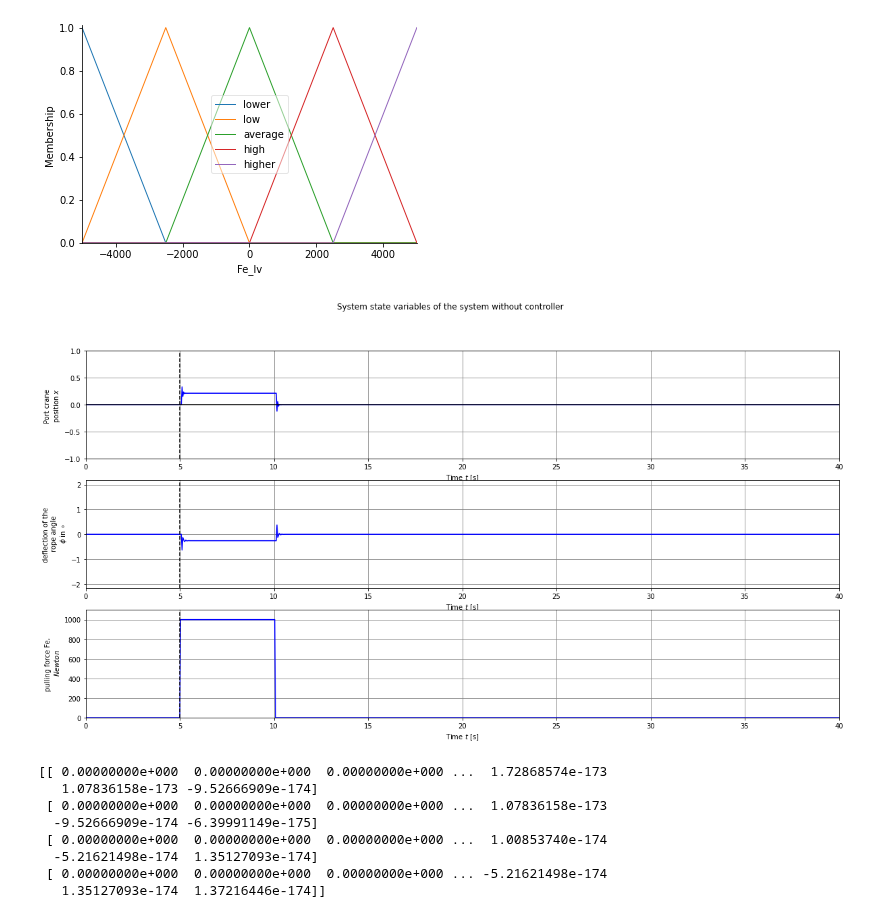
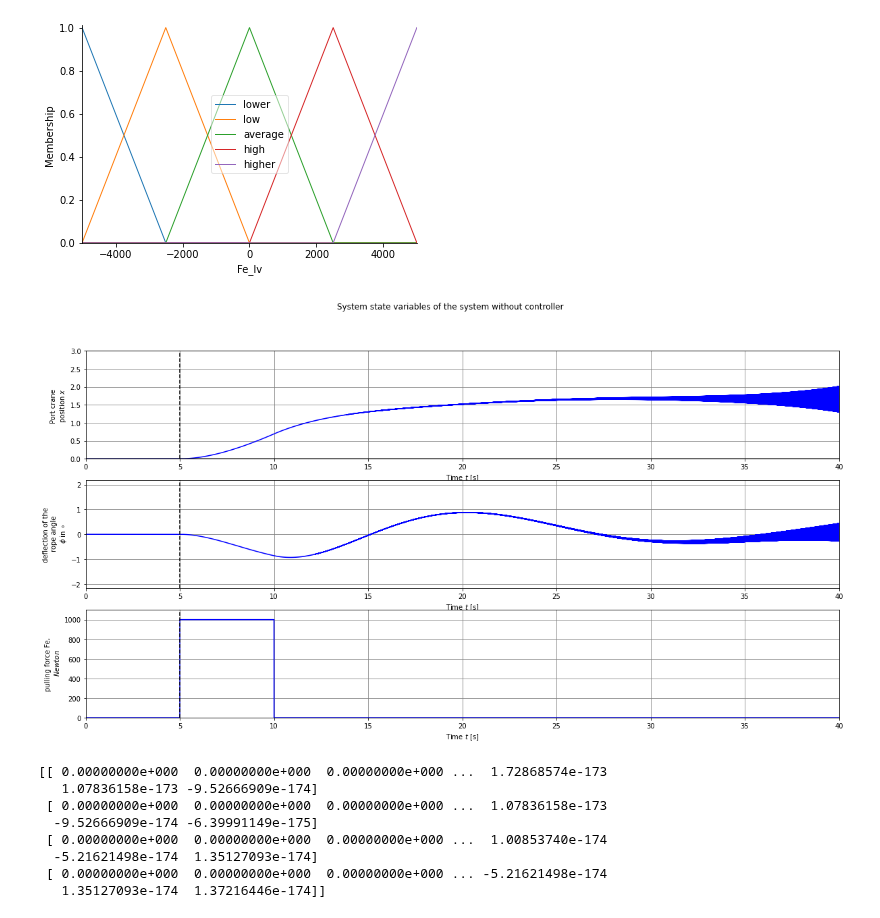
Before and after one commit to dvogureckiy99/Fuzzy, a Jupyter notebook: lab3.ipynb, the cells around one changed output. Drawn from its saved outputs; the diff is of its cells as text; code cells hidden in the pictures.

```diff
--- a/lab3.ipynb
+++ b/lab3.ipynb
@@ -276,9 +276,9 @@ x_zad=250 # in m
 
 # Define the time and input vectors
 time_start_force=5
-T_N=1000+1 #points for simulation
+T_N=int(1e5+1) #points for simulation
 time_interval_stop = 40 # length of time interval in sec
-T = np.linspace(0, time_interval_stop, T_N)
+T = np.linspace(0, time_interval_stop, (T_N))
 dt= time_interval_stop/(T_N-1) # time step
 N_time_start_force = math.ceil((time_start_force/time_interval_stop)*(T_N))
 Fe_en=np.concatenate( ( np.zeros(N_time_start_force),
@@ -342,68 +342,42 @@ sys_sim = ctrl.ControlSystemSimulation(sys_ctrl)
 # %%
 # Define the generator for simulating an system with Fuzzy-controller
 
-
-
 sys_state = np.array([[0],[0],[0],[0]]) # array for state variables of the object size=(4,TN+1) =[x,dx,phi,dphi]^T where dx ... ddphi are vectors
 temporary_state = np.array([[0],[0],[0],[0]])
-'''
-X0=[0,0,0,0]
-# Compute the solution
-soln = sp.optimize.OptimizeResult()
-soln.t = T                      # Store the time vector directly
-x = [float(x0) for x0 in X0]    # State vector (store as floats)
-soln.y = []                     # Solution, following scipy convention
-y = []                          # System output
-for i in range(len(T)):
-    # Store the current state and output
-    soln.y.append(x)
-    y.append(sys_object._out(T[i], x, Fe[i]))
 
-    # Update the state for the next iteration
-    x = sys_object._rhs(T[i], x, [Fe[i]])
-
-# Convert output to numpy arrays
-soln.y = np.transpose(np.array(soln.y))
-y = np.transpose(np.array(y))
-
-import control.timeresp as cttr
-t,y = cttr._process_time_response(sys_object, soln.t, y, soln.y, transpose=False,
-                                  return_x=False, squeeze=False)
-'''
-'''
 for i in range(len(T)-1):
 
     #sys_sim.input['E'] = x_zad-sys_state[0,sys_state.shape[1]-1]
     #sys_sim.input['Phi_lv'] = sys_state[2,sys_state.shape[1]-1]
     #sys_sim.compute()
 
     #Fe=np.append( Fe , [  sys_sim.output['Fe_lv']*Fe_en[math.ceil((t/time_interval_stop)*(len(T)-1))]  ] )
     #Fe=np.append( Fe , [1e3] )
     #temporary_state = np.array(  [ dt*(sys_object._rhs(t, sys_state[0:4,sys_state.shape[1]-1], [Fe[Fe.size-1]])) ]  + sys_state[0:4,sys_state.shape[1]-2] ).T
     #temporary_state = np.array(  [ dt*(sys_object._rhs(T[i], sys_state[0:4,i], [Fe[i]])) ]  + sys_state[0:4,i-1] ).T
     #sys_state=np.append( sys_state, temporary_state , axis=1)
 
     if i==0:
       temporary_state = np.array(  [ dt*(sys_object._rhs(T[i], sys_state[0:4,i], [Fe[i]])) ]  ).T
     else:
       temporary_state = np.array(  [ dt*(sys_object._rhs(T[i], sys_state[0:4,i], [Fe[i]])) ]  + sys_state[0:4,i-1] ).T
 
     #temporary_state = np.array(  [ (sys_object._rhs(T[i], sys_state[0:4,i], [Fe[i]])) ]  ).T
     sys_state=np.append( sys_state,   temporary_state  , axis=1)
-    '''
+
 
 #create graphics
 figsize=(20,10)
 plt.figure(figsize=figsize)
-subplots = system_dynamic_plot(sys_object, T, y, u=Fe,
+subplots = system_dynamic_plot(sys_object, T, sys_state, u=Fe,
          t_start_input=time_start_force, linetype='-b',fig_size=figsize)
 
 # Add title and legend
 plt.suptitle('System state variables of the system without controller')
 import matplotlib.lines as mlines
 pi_line = mlines.Line2D([], [], color='blue', linestyle='-', label='without controller')
 # %% [output]
-[figure, old version]
+[figure, new version]
 # %%
 print(y)
 # %% [output]
```
